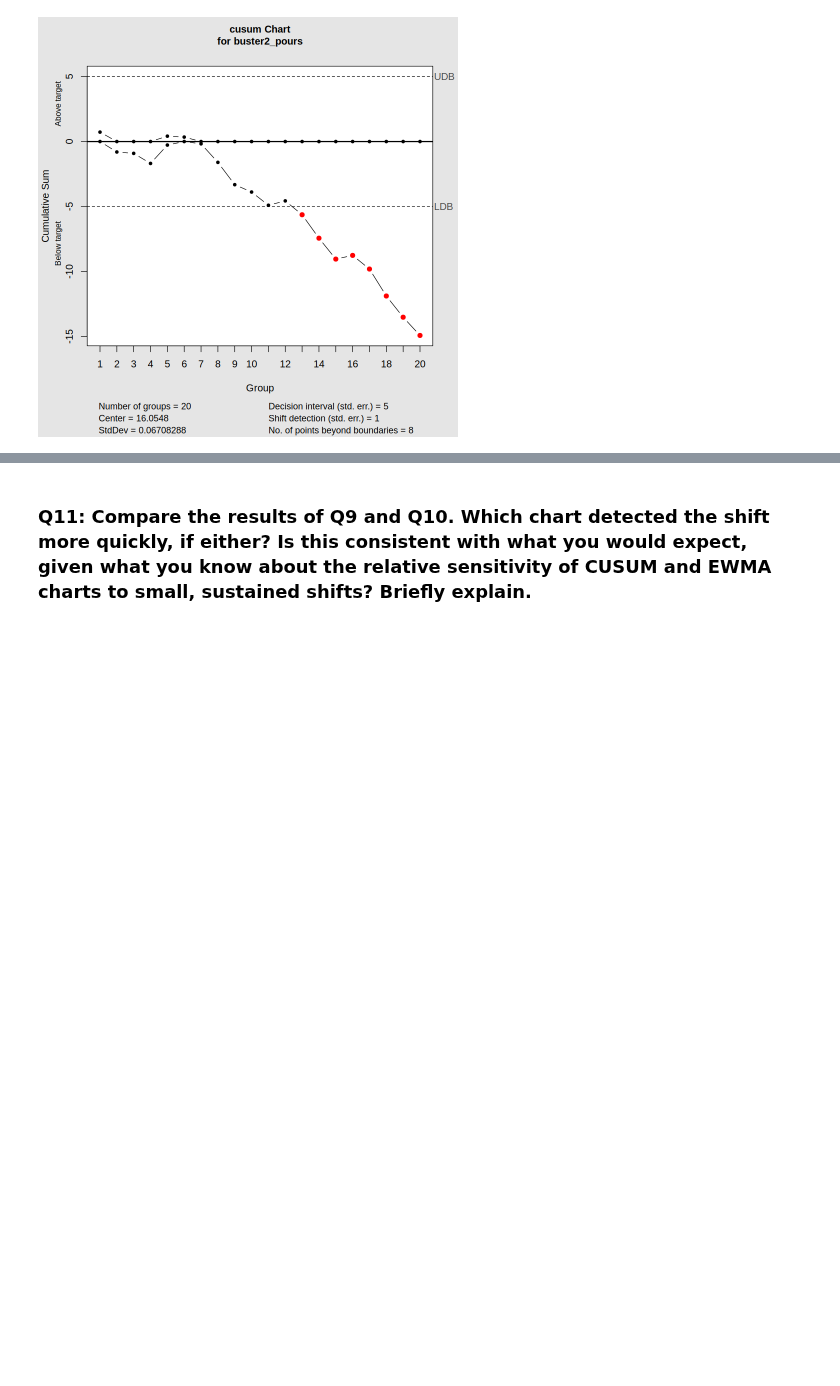
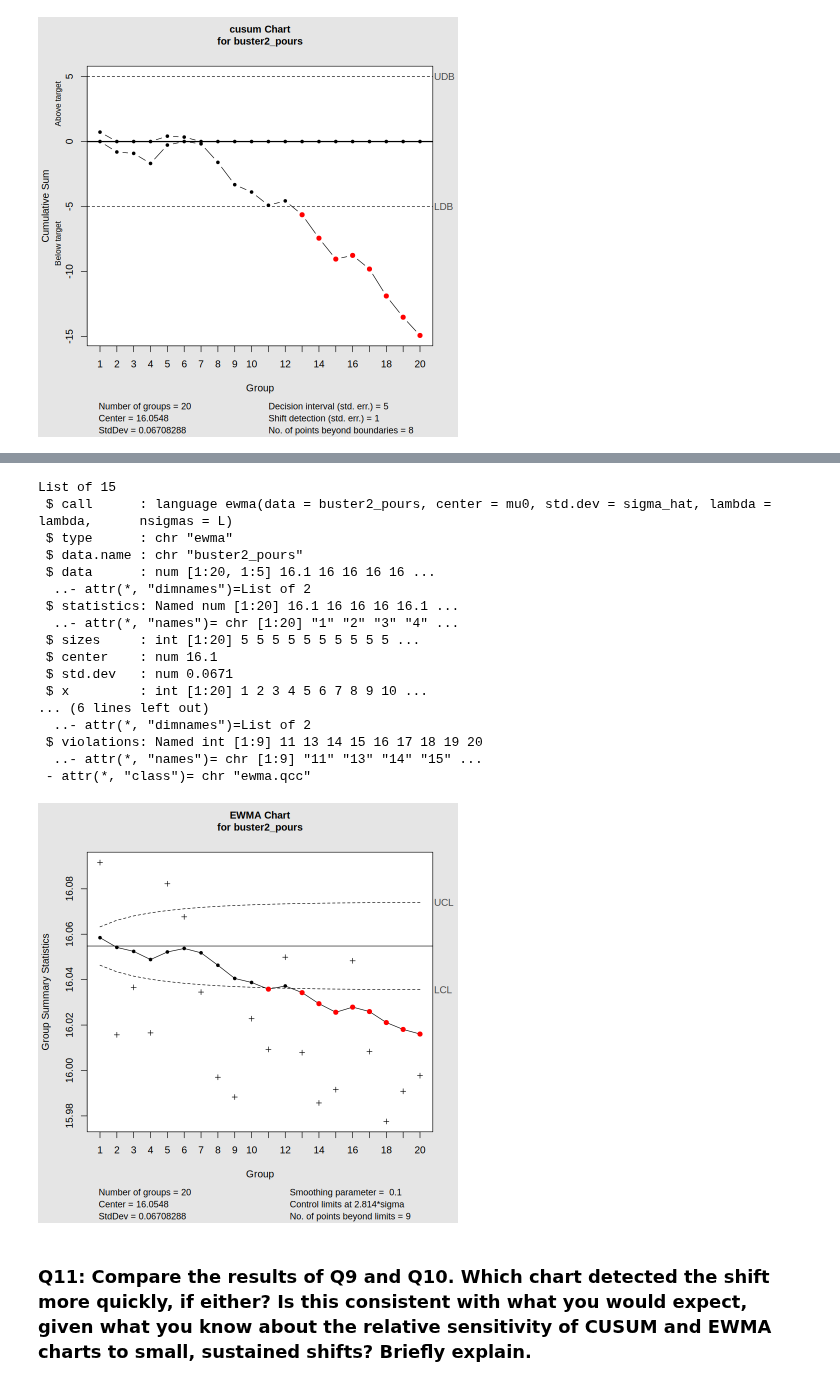
Before and after one commit to garrettspringsted/STAT-7110-Quality-Control, a Jupyter notebook: Assignments/HW2/STAT-7110-HW2.ipynb, the cells around one changed output, grey strips where cells are left out. Saved outputs shown, nothing was run; the diff lists cells and outputs as text; code cells hidden in the pictures; blank space fills up the shorter version.

```diff
--- a/Assignments/HW2/STAT-7110-HW2.ipynb
+++ b/Assignments/HW2/STAT-7110-HW2.ipynb
@@ -314,5 +316,39 @@ $ Pour5 <dbl> 16.0851, 16.0053, 16.0047, 15.9553, 16.0776, 16.1903, 16.0249, 1
 # %%
-## Q10 Code ##
+## Phase II EWMA ##
+
+##Parameter set ##
+lambda<-0.10
+L<-2.814
+
+##Chart##
+buster2_EWMA <-ewma(
+  buster2_pours,
+  center=mu0,
+  std.dev=sigma_hat,
+  lambda=lambda,
+  nsigmas=L
+)
+
+buster2_EWMA
+# %% [output]
+List of 15
+ $ call      : language ewma(data = buster2_pours, center = mu0, std.dev = sigma_hat, lambda = lambda,      nsigmas = L)
+ $ type      : chr "ewma"
+ $ data.name : chr "buster2_pours"
+ $ data      : num [1:20, 1:5] 16.1 16 16 16 16 ...
+  ..- attr(*, "dimnames")=List of 2
+ $ statistics: Named num [1:20] 16.1 16 16 16 16.1 ...
+  ..- attr(*, "names")= chr [1:20] "1" "2" "3" "4" ...
+ $ sizes     : int [1:20] 5 5 5 5 5 5 5 5 5 5 ...
+ $ center    : num 16.1
+ $ std.dev   : num 0.0671
+ $ x         : int [1:20] 1 2 3 4 5 6 7 8 9 10 ...
+... (6 lines left out)
+  ..- attr(*, "dimnames")=List of 2
+ $ violations: Named int [1:9] 11 13 14 15 16 17 18 19 20
+  ..- attr(*, "names")= chr [1:9] "11" "13" "14" "15" ...
+ - attr(*, "class")= chr "ewma.qcc"
+[figure, added]
 # %% [markdown]
 ### Q11: Compare the results of Q9 and Q10. Which chart detected the shift more quickly, if either? Is this consistent with what you would expect, given what you know about the relative sensitivity of CUSUM and EWMA charts to small, sustained shifts? Briefly explain.
 # %%
```
Also changed, not shown: parts of 1 cell of this notebook.
